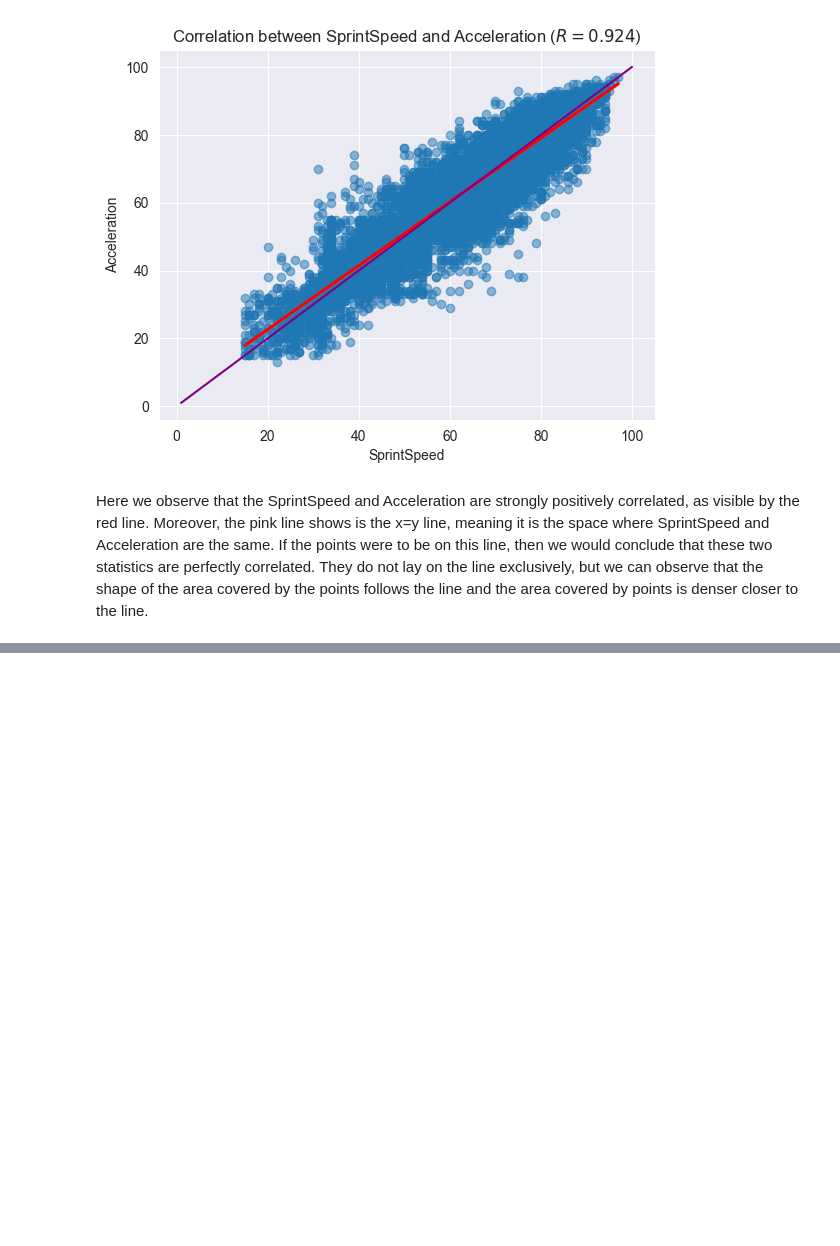
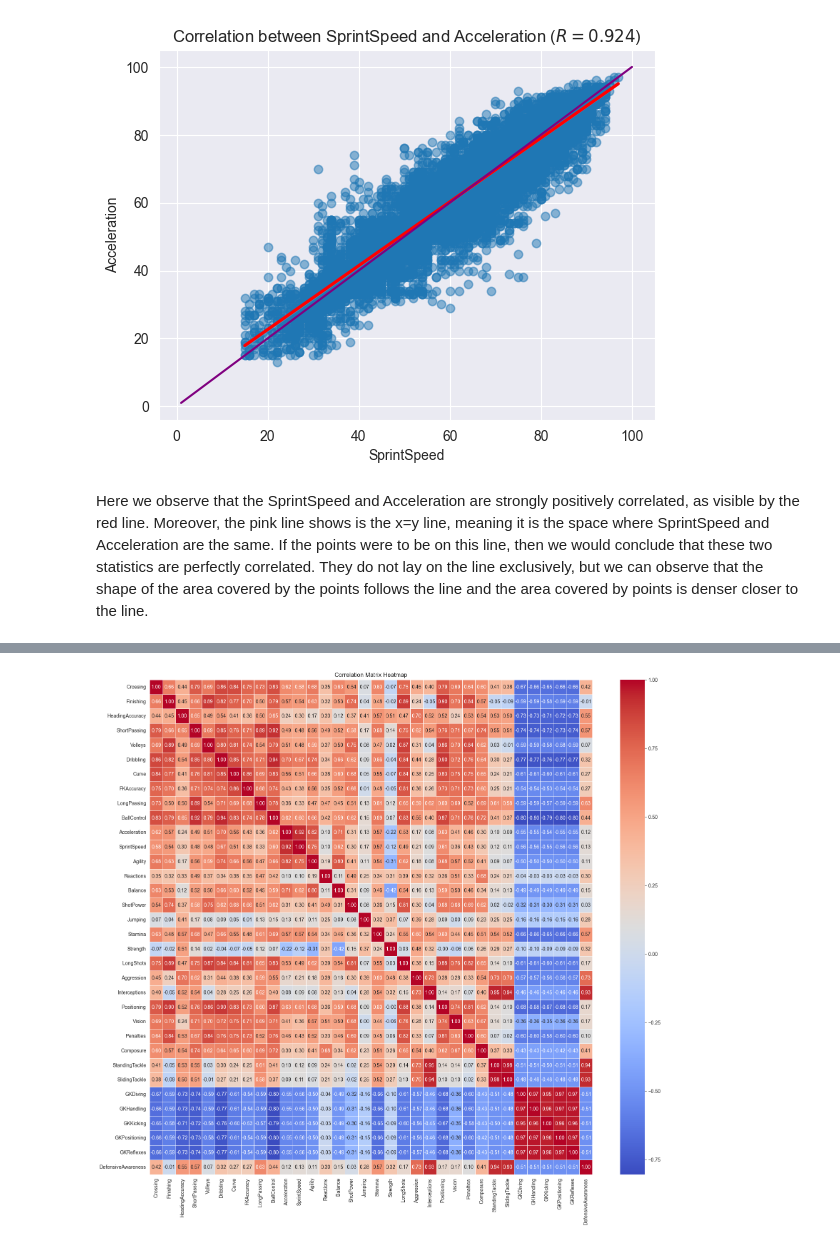
Before and after one commit to zurfil/DataSciencePortfolio, a Jupyter notebook: FIFA/main.ipynb, the cells around one changed output, grey strips where cells are left out. Saved outputs shown, nothing was run; the diff lists cells and outputs as text; code cells hidden in the pictures; blank space fills up the shorter version.

```diff
--- a/FIFA/main.ipynb
+++ b/FIFA/main.ipynb
@@ -271,3 +265,7 @@ Here we observe that the SprintSpeed and Acceleration are strongly positively co
 shows is the x=y line, meaning it is the space where SprintSpeed and Acceleration are the same. If the points were to be on this line,
 then we would conclude that these two statistics are perfectly correlated. They do not lay on the line exclusively, but we can observe
 that the shape of the area covered by the points follows the line and the area covered by points is denser closer to the line.
+# %%
+stats_no_label = data.drop(["ID", "Name", "Nationality", "Overall", "Club", "Value", "Wage", "Preferred Foot", "Weak Foot", "Skill Moves",
+                            "Work Rate", "Jersey Number", "Height", "Weight", "Best Position", "Age", "Marking"], axis=1, inplace=False)
+stats_no_label
@@ -273,0 +286,9 @@ that the shape of the area covered by the points follows the line and the area c
+# %%
+correlation_matrix = stats_no_label.corr()
+
+plt.figure(figsize=(20, 18))
+sns.heatmap(correlation_matrix, annot=True, cmap='coolwarm', fmt='.2f', linewidths=.5)
+plt.title('Correlation Matrix Heatmap')
+plt.show();
+# %% [output]
+[figure, added]
```
Also changed, not shown: parts of 9 cells of this notebook.
